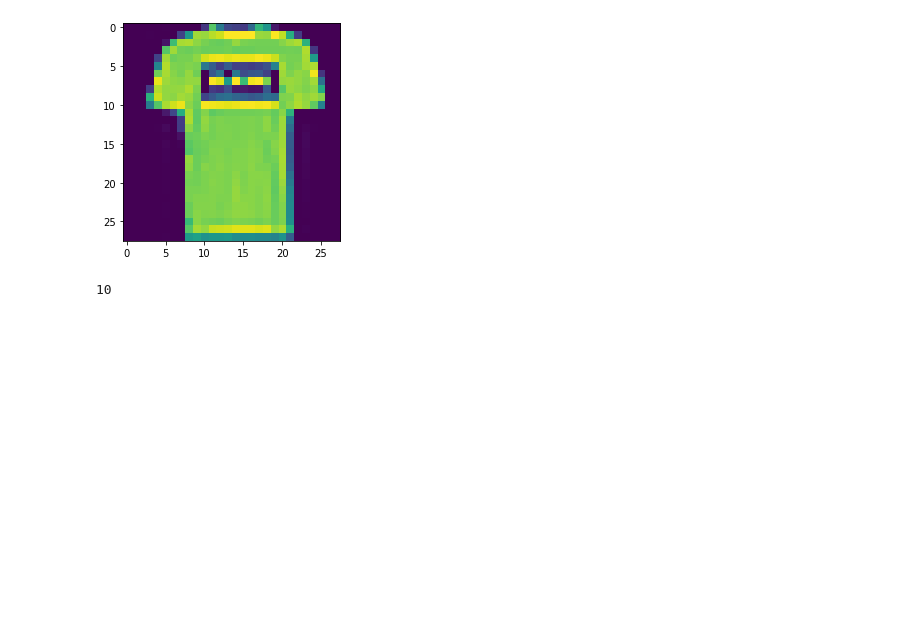
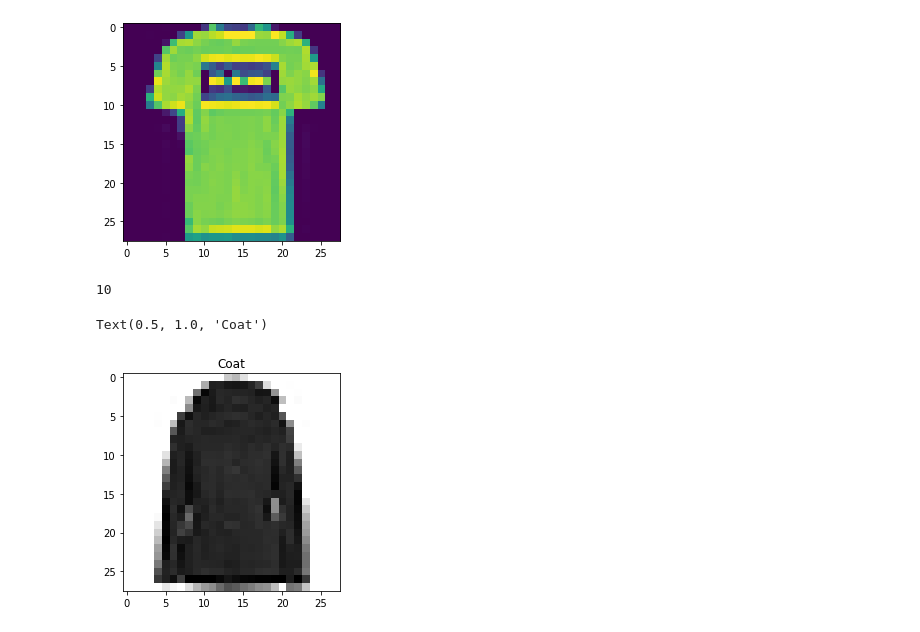
Before and after one commit to FidelM345/Tensorflow_fundamentals, a Jupyter notebook: neuralnet_classification/neuralnet_classification_intro.ipynb, the cells around one changed output. Drawn from its saved outputs; the diff is of its cells as text; code cells hidden in the pictures; blank space fills up the shorter version.

```diff
--- a/neuralnet_classification/neuralnet_classification_intro.ipynb
+++ b/neuralnet_classification/neuralnet_classification_intro.ipynb
@@ -362,4 +337,10 @@ len(class_name)
 # %% [output]
 10
 # %%
-Pl
+#plot the image together with its label
+index_of_choice = 2000
+plt.imshow(train_data[index_of_choice], cmap=plt.cm.binary)
+plt.title(class_name[train_labels[index_of_choice]])
+# %% [output]
+Text(0.5, 1.0, 'Coat')
+[figure, added]
```
Also changed, not shown: parts of 36 cells of this notebook, 9 other files.
